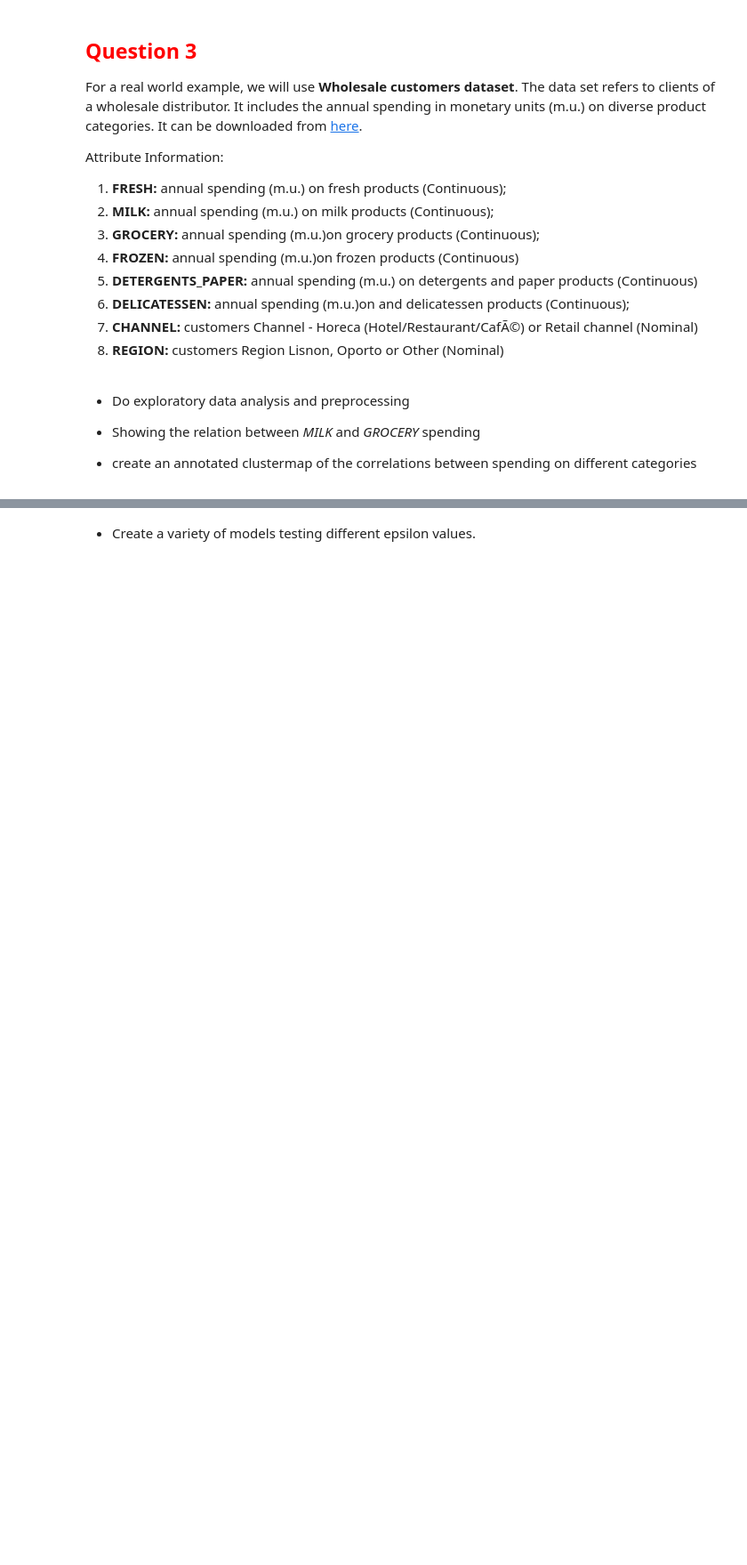
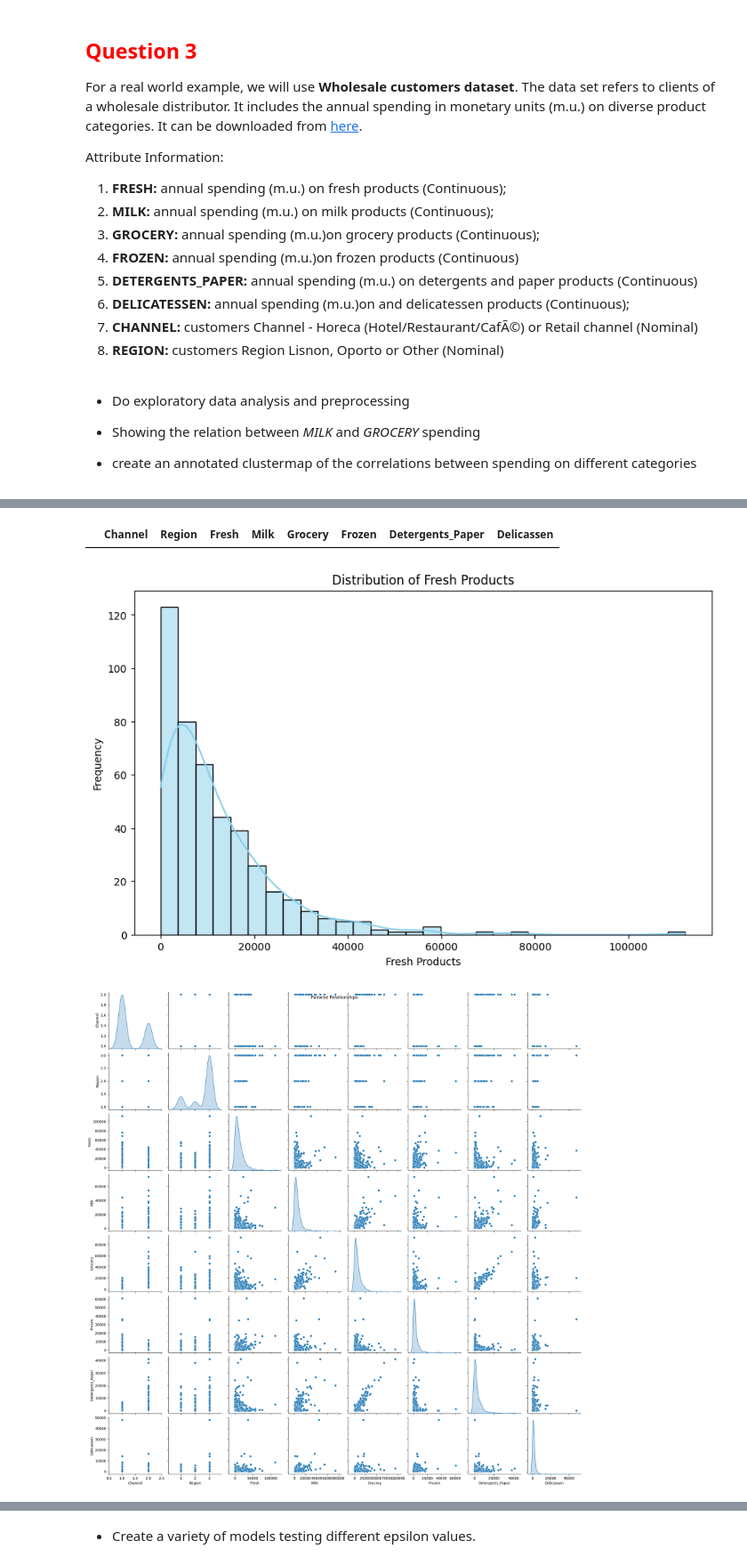
Before and after one commit to alizahedzadeh/Machine-Learning-Course, a Jupyter notebook: Homeworks/HW06/Machine_Learning_HW06.ipynb, the cells around one changed output, grey strips where cells are left out. Shown at 89% size. Drawn from its saved outputs; the diff is of its cells as text; code cells hidden in the pictures; blank space fills up the shorter version.

```diff
--- a/Homeworks/HW06/Machine_Learning_HW06.ipynb
+++ b/Homeworks/HW06/Machine_Learning_HW06.ipynb
@@ -1033,0 +1039,3 @@ Attribute Information:
+# %%
+df = pd.read_csv('./Wholesale customers data.csv')
+df.head()
@@ -1033,0 +1067,23 @@ Attribute Information:
+# %%
+df[df.duplicated()]
+# %% [output]
+|  | Channel | Region | Fresh | Milk | Grocery | Frozen | Detergents_Paper | Delicassen |
+# %%
+import seaborn as sns
+import matplotlib.pyplot as plt
+
+# Visualize the distribution of Fresh column
+plt.figure(figsize=(10, 6))
+sns.histplot(df['Fresh'], bins=30, kde=True, color='skyblue', edgecolor='black')
+plt.title('Distribution of Fresh Products')
+plt.xlabel('Fresh Products')
+plt.ylabel('Frequency')
+plt.show()
+
+# Visualize pairwise relationships
+sns.pairplot(df, diag_kind='kde')
+plt.suptitle('Pairwise Relationships')
+plt.show()
+# %% [output]
+[figure, added]
+[figure, added]
```
Also changed, not shown: parts of 26 cells of this notebook.
